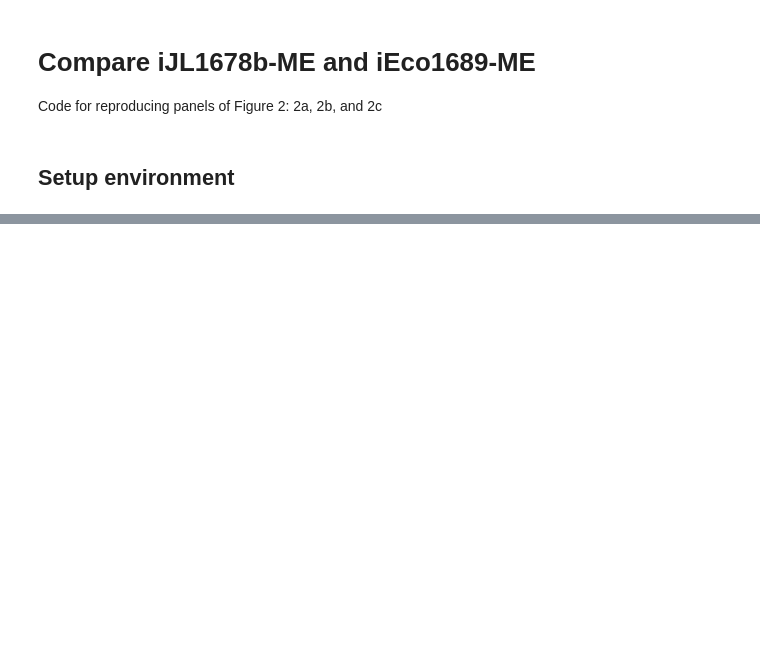
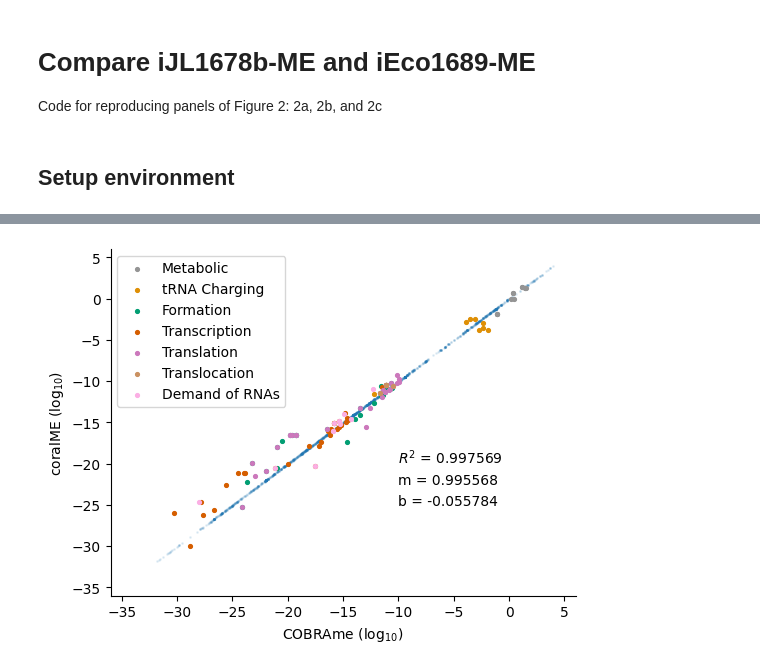
Before and after one commit to jdtibochab/coralme-models, a Jupyter notebook: Figure 2 - Comparison iJL1678b-ME and iEco1689-ME.ipynb, the cells around one changed output, grey strips where cells are left out. Drawn from its saved outputs; the diff is of its cells as text; code cells hidden in the pictures; blank space fills up the shorter version.

Commit message:
Notebooks to reproduce iEco1689-ME model and figures

```diff
--- a/Figure 2 - Comparison iJL1678b-ME and iEco1689-ME.ipynb
+++ b/Figure 2 - Comparison iJL1678b-ME and iEco1689-ME.ipynb
@@ -40,0 +89,16 @@ for org in get_org_dirs('./clean/'):
+# %%
+# concatenation will align reaction names
+tmp = pandas.concat([source['cobrame fluxes'], target['coralme fluxes']], axis = 1).dropna(how = 'any')
+# tmp[(tmp['cobrame fluxes'] != 0) & (tmp['coralme fluxes'] != 0)] # 2325 non-zero fluxes
+
+from scipy.stats import linregress
+res1 = linregress(tmp.iloc[:, 0], tmp.iloc[:, 1])
+print(res1)
+
+tmp = tmp[(tmp['cobrame fluxes'] != 0) & (tmp['coralme fluxes'] != 0)]
+res2 = linregress(tmp.iloc[:, 0], tmp.iloc[:, 1])
+print(res2)
+
+tmp = tmp[(tmp['cobrame fluxes'] != 0) & (tmp['coralme fluxes'] != 0)]
+res3 = linregress(tmp.iloc[:, 0].apply(abs).apply(np.log), tmp.iloc[:, 1].apply(abs).apply(np.log))
+print(res3)
@@ -40,0 +125,49 @@ for org in get_org_dirs('./clean/'):
+# %%
+import seaborn
+
+palette = seaborn.color_palette('colorblind', 10)
+
+# concatenation will align reaction names
+tmp = pandas.concat([source['cobrame fluxes'], target['coralme fluxes']], axis = 1).dropna(how = 'any')
+
+# plot non-zero fluxes only
+tmp = tmp[(tmp['cobrame fluxes'] != 0) & (tmp['coralme fluxes'] != 0)]
+fig, ax = plt.subplots(1, 1, figsize = (4*1.5, 3*1.5), dpi = 100)
+
+tmp3 = tmp.apply(abs).apply(np.log)
+tmp3['delta'] = tmp3['cobrame fluxes'] - tmp3['coralme fluxes']
+
+tmp3[abs(tmp3['delta']) < 0.1].plot(kind = 'scatter', x = 0, y = 1, ax = ax, alpha = .1, s = 1.)
+
+tmp3[(abs(tmp3['delta']) >= 0.1) & tmp3.index.str.contains('_REV_|_FWD_') & ~tmp3.index.str.contains('dummy_reaction_FWD_SPONT')]\
+.plot(kind = 'scatter', x = 0, y = 1, ax = ax, s = 7.5, color = palette[7], label = 'Metabolic')
+tmp3[(abs(tmp3['delta']) >= 0.1) & tmp3.index.str.startswith('charging')]\
+.plot(kind = 'scatter', x = 0, y = 1, ax = ax, s = 7.5, color = palette[1], label = 'tRNA Charging')
+tmp3[(abs(tmp3['delta']) >= 0.1) & tmp3.index.str.startswith('formation')]\
+.plot(kind = 'scatter', x = 0, y = 1, ax = ax, s = 7.5, color = palette[2], label = 'Formation')
+tmp3[(abs(tmp3['delta']) >= 0.1) & tmp3.index.str.startswith('transcription')]\
+.plot(kind = 'scatter', x = 0, y = 1, ax = ax, s = 7.5, color = palette[3], label = 'Transcription')
+tmp3[(abs(tmp3['delta']) >= 0.1) & tmp3.index.str.startswith('translation')]\
+.plot(kind = 'scatter', x = 0, y = 1, ax = ax, s = 7.5, color = palette[4], label = 'Translation')
+tmp3[(abs(tmp3['delta']) >= 0.1) & tmp3.index.str.startswith('translocation')]\
+.plot(kind = 'scatter', x = 0, y = 1, ax = ax, s = 7.5, color = palette[5], label = 'Translocation')
+tmp3[(abs(tmp3['delta']) >= 0.1) & tmp3.index.str.startswith('DM_RNA')]\
+.plot(kind = 'scatter', x = 0, y = 1, ax = ax, s = 7.5, color = palette[6], label = 'Demand of RNAs')
+
+plt.text(-10, -20, '$R^2$ = {:f}'.format(res3[2]**2))
+plt.text(-10, -22.5, 'm = {:f}'.format(res3[0]))
+plt.text(-10, -25, 'b = {:f}'.format(res3[1]))
+
+plt.xlim(-36, 6)
+plt.ylim(-36, 6)
+
+ax.set_xlabel(r'COBRAme (log$_{10}$)')
+ax.set_ylabel(r'coralME (log$_{10}$)')
+
+seaborn.despine()
+
+plt.savefig('flux_comparison_linear_regression_log10_outliers.png', format = 'png', dpi = 300, edgecolor = 'w', facecolor = 'w', bbox_inches = 'tight')
+plt.savefig('flux_comparison_linear_regression_log10_outliers.svg', format = 'svg', dpi = 300, edgecolor = 'w', facecolor = 'w', bbox_inches = 'tight')
+plt.show()
+# %% [output]
+[figure, added]
```
Also changed, not shown: parts of 22 cells of this notebook, 10 other files.
